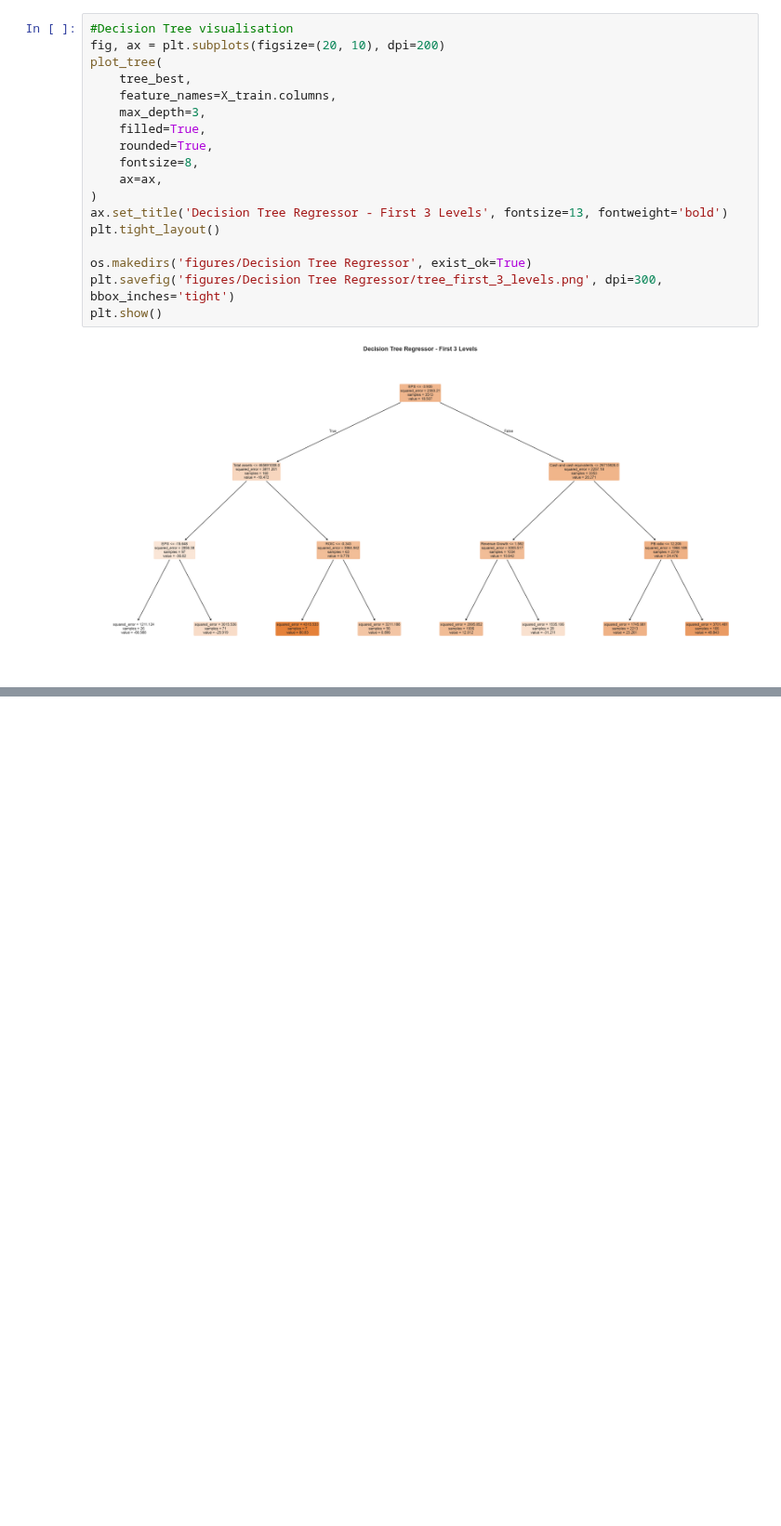
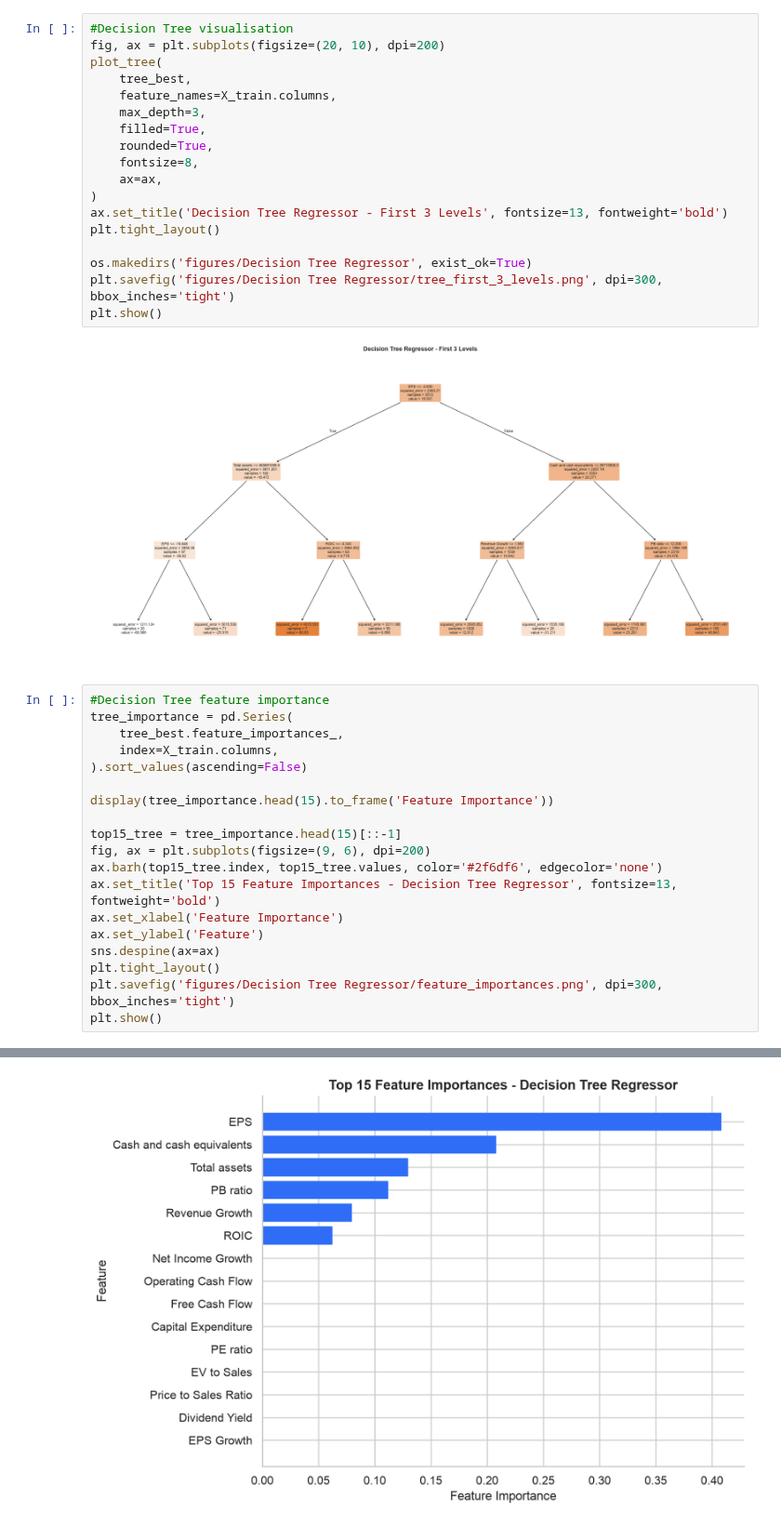
Before and after one commit to DominicKarolPeter/ML-Capstone_project, a Jupyter notebook: notebooks/regression.ipynb, the cells around one changed output, grey strips where cells are left out. Shown at 93% size. Saved outputs shown, nothing was run; the diff lists cells and outputs as text; blank space fills up the shorter version.

Commit message:
Add Decision Tree feature importance and diagnostics

```diff
--- a/notebooks/regression.ipynb
+++ b/notebooks/regression.ipynb
@@ -1130,3 +1130,23 @@ plt.savefig('figures/Decision Tree Regressor/tree_first_3_levels.png', dpi=300,
 plt.show()
 # %% [output]
 [figure]
+# %%
+#Decision Tree feature importance
+tree_importance = pd.Series(
+    tree_best.feature_importances_,
+    index=X_train.columns,
+).sort_values(ascending=False)
+
+display(tree_importance.head(15).to_frame('Feature Importance'))
+
+top15_tree = tree_importance.head(15)[::-1]
+fig, ax = plt.subplots(figsize=(9, 6), dpi=200)
+ax.barh(top15_tree.index, top15_tree.values, color='#2f6df6', edgecolor='none')
+ax.set_title('Top 15 Feature Importances - Decision Tree Regressor', fontsize=13, fontweight='bold')
+ax.set_xlabel('Feature Importance')
+ax.set_ylabel('Feature')
+sns.despine(ax=ax)
+plt.tight_layout()
+plt.savefig('figures/Decision Tree Regressor/feature_importances.png', dpi=300, bbox_inches='tight')
+plt.show()
+# %% [output]
@@ -1132,0 +1169 @@ plt.show()
+[figure, added]
```
Also changed, not shown: parts of 3 cells of this notebook, 2 other files.
